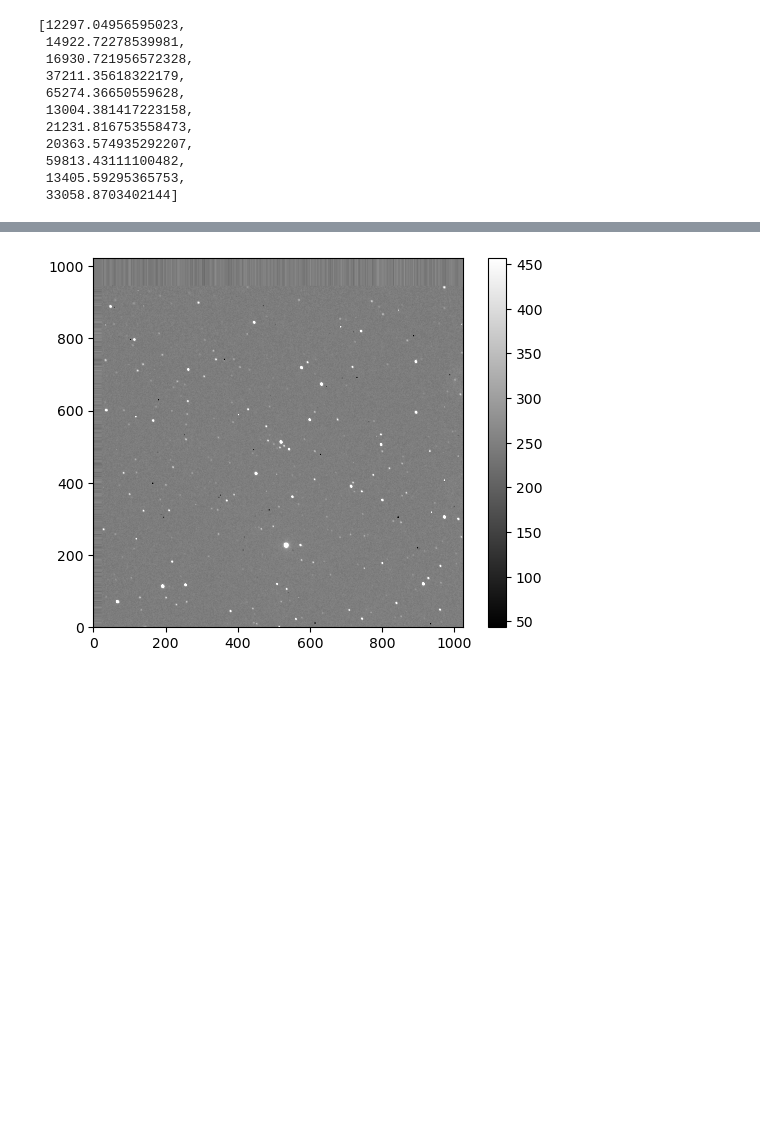
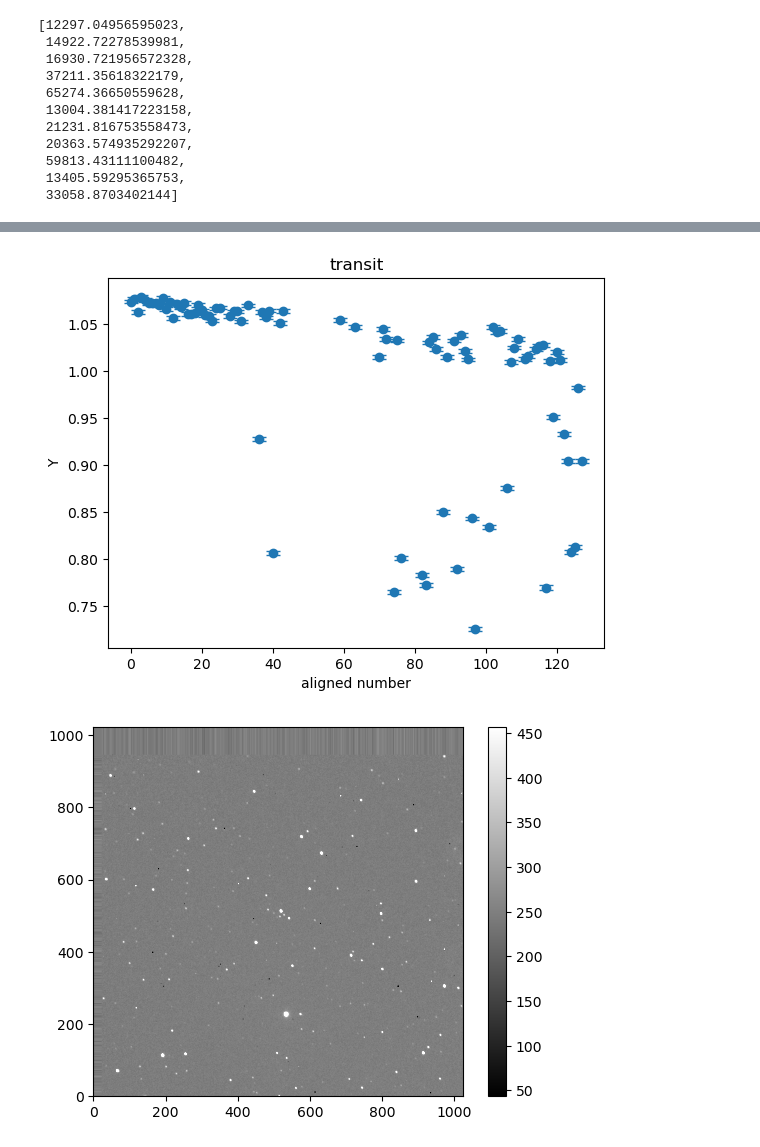
Before and after one commit to Zhengjingyi0823/AST443-Group5, a Jupyter notebook: AST443_Lab2.ipynb, the cells around one changed output, grey strips where cells are left out. Saved outputs shown, nothing was run; the diff lists cells and outputs as text; code cells hidden in the pictures; blank space fills up the shorter version.

```diff
--- a/AST443_Lab2.ipynb
+++ b/AST443_Lab2.ipynb
@@ -688,3 +739,16 @@ plt.show()
+# %%
+x = aligned_number
+y = host
+
+#plt.scatter(x, y)
+plt.errorbar(x, y, yerr=delta_ref, fmt='o', capsize=5)
+plt.xlabel('aligned number')
+plt.ylabel('Y')
+plt.title('transit')
+
+plt.show()
+# %% [output]
+[figure, added]
 # %%
 def align_images(images, star_coords, center_coords):
     aligned_images = []
```
Also changed, not shown: parts of 26 cells of this notebook.
